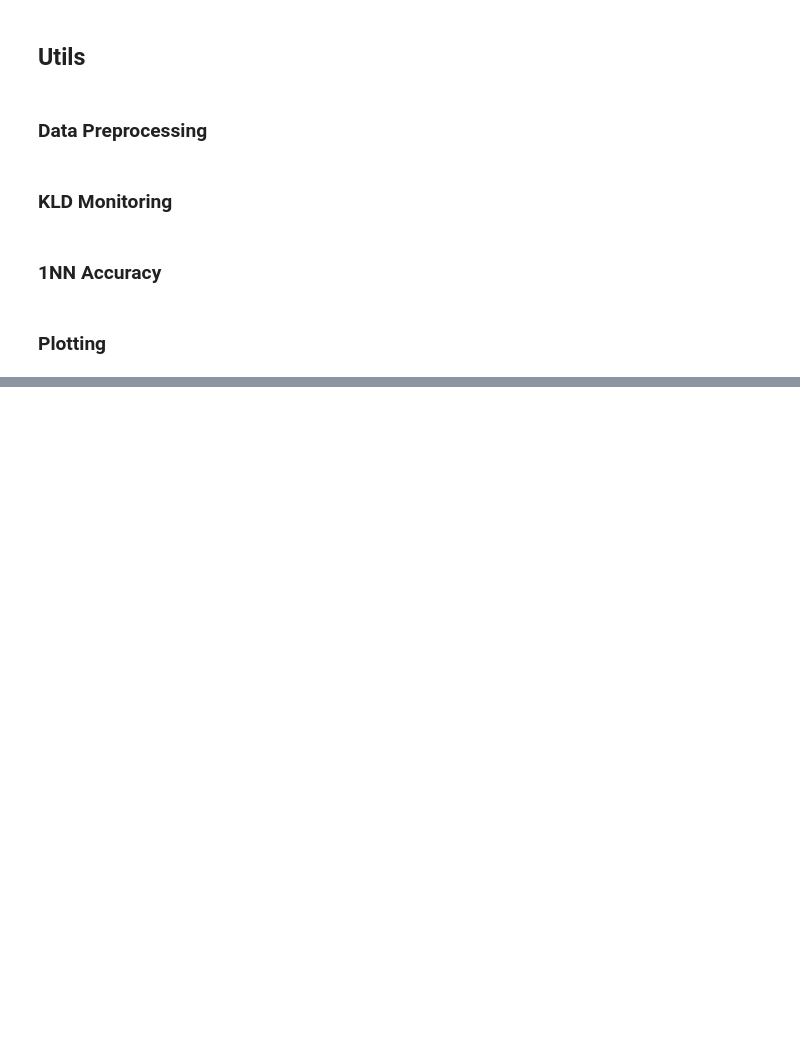
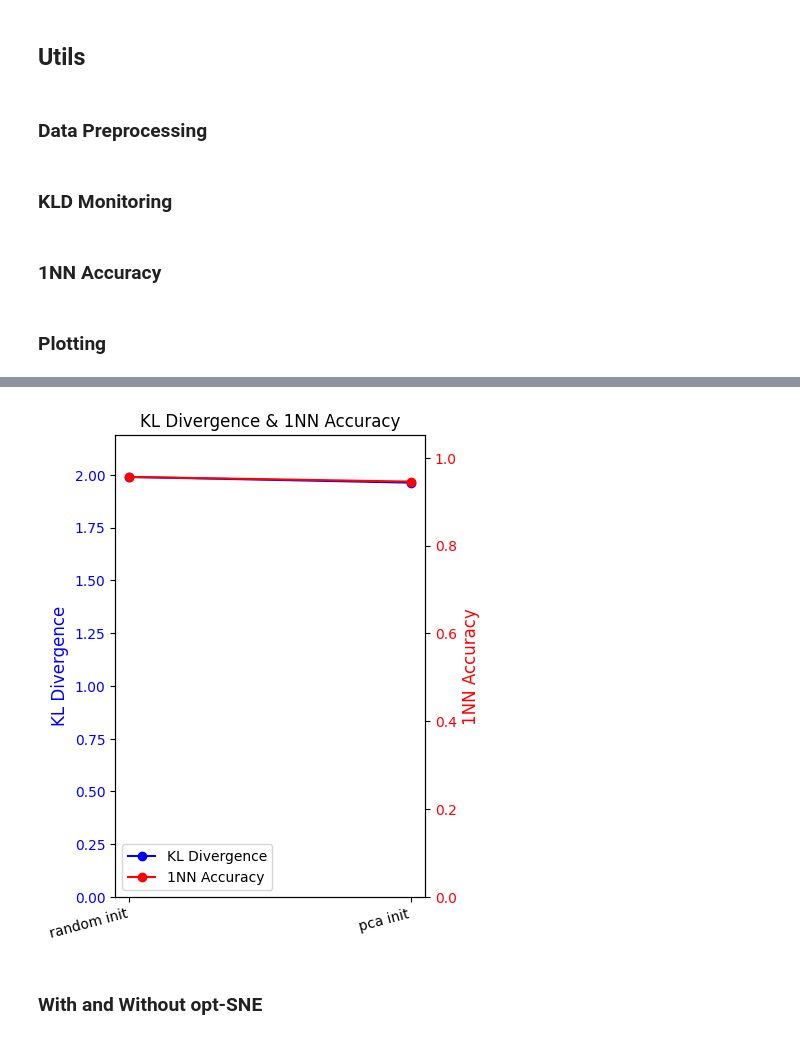
Before and after one commit to giSolve/thesis, a Jupyter notebook: code/optSNE_test_on_flow.ipynb, the cells around one changed output, grey strips where cells are left out. Cells and saved outputs as stored; diff of their text form; code cells hidden in the pictures; blank space fills up the shorter version.

Commit message:
started notebook with all kinds of tests and comparisons

```diff
--- a/code/optSNE_test_on_flow.ipynb
+++ b/code/optSNE_test_on_flow.ipynb
@@ -204,0 +236,35 @@ def plot_embedding(embedding, labels, data_percentage, neg_grad_method, init, le
+# %%
+def plot_kld_1nn_comparison(kld1, acc1, text1,
+                            kld2, acc2, text2):
+    """
+    Plots a compact line comparison of KL Divergence and 1NN Accuracy for two different embeddings.
+    Ensures both y-axes start at 0 for fair visual comparison.
+    """
+
+    fig, ax1 = plt.subplots(figsize=(4, 6))  # Smaller plot size
+
+    # X positions for the two embeddings
+    indices = np.array([0, 1])
+
+    # Plot KL Divergence on the first y-axis
+    line1, = ax1.plot(indices, [kld1, kld2], 'bo-', label='KL Divergence')
+    ax1.set_ylabel("KL Divergence", fontsize=12, color='b')
+    ax1.tick_params(axis='y', labelcolor='b')
+    ax1.set_ylim(0, max(kld1, kld2) * 1.1)  # Start at 0
+
+    # Second y-axis for 1NN Accuracy
+    ax2 = ax1.twinx()
+    line2, = ax2.plot(indices, [acc1, acc2], 'ro-', label='1NN Accuracy')
+    ax2.set_ylabel("1NN Accuracy", fontsize=12, color='r')
+    ax2.tick_params(axis='y', labelcolor='r')
+    ax2.set_ylim(0, max(acc1, acc2) * 1.1)  # Start at 0
+
+    # Set x-axis labels
+    ax1.set_xticks(indices)
+    ax1.set_xticklabels([text1, text2], rotation=15, ha="right", fontsize=10)
+
+    # Title & legend (combine both y-axes)
+    plt.title("KL Divergence & 1NN Accuracy", fontsize=12)
+    ax1.legend([line1, line2], ["KL Divergence", "1NN Accuracy"], loc="best")
+
+    plt.show()
@@ -204,0 +373,3 @@ def plot_embedding(embedding, labels, data_percentage, neg_grad_method, init, le
+# %%
+acc_rand = compute_1nn_accuracy(embedding_rand, labels_rand)
+acc_pca = compute_1nn_accuracy(embedding_pca, labels_pca)
@@ -204,0 +383,6 @@ def plot_embedding(embedding, labels, data_percentage, neg_grad_method, init, le
+# %%
+plot_kld_1nn_comparison(kld_rand, acc_rand, "random init", kld_pca, acc_pca, "pca init")
+# %% [output]
+[figure, added]
+# %% [markdown]
+### With and Without opt-SNE
```
Also changed, not shown: parts of 18 cells of this notebook.
